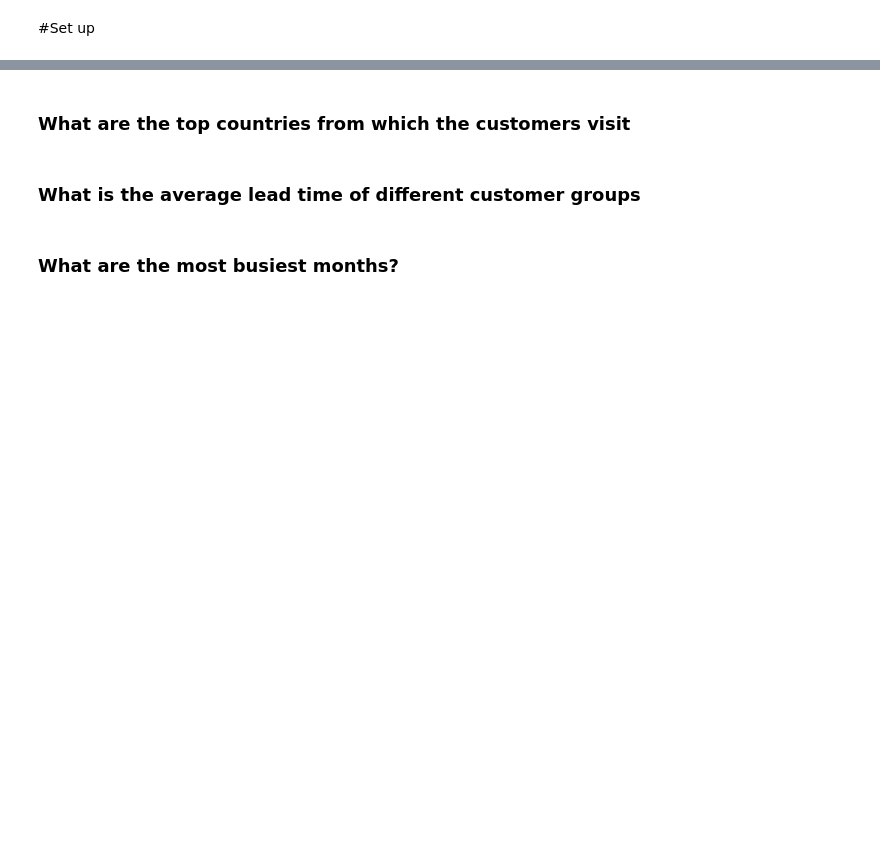
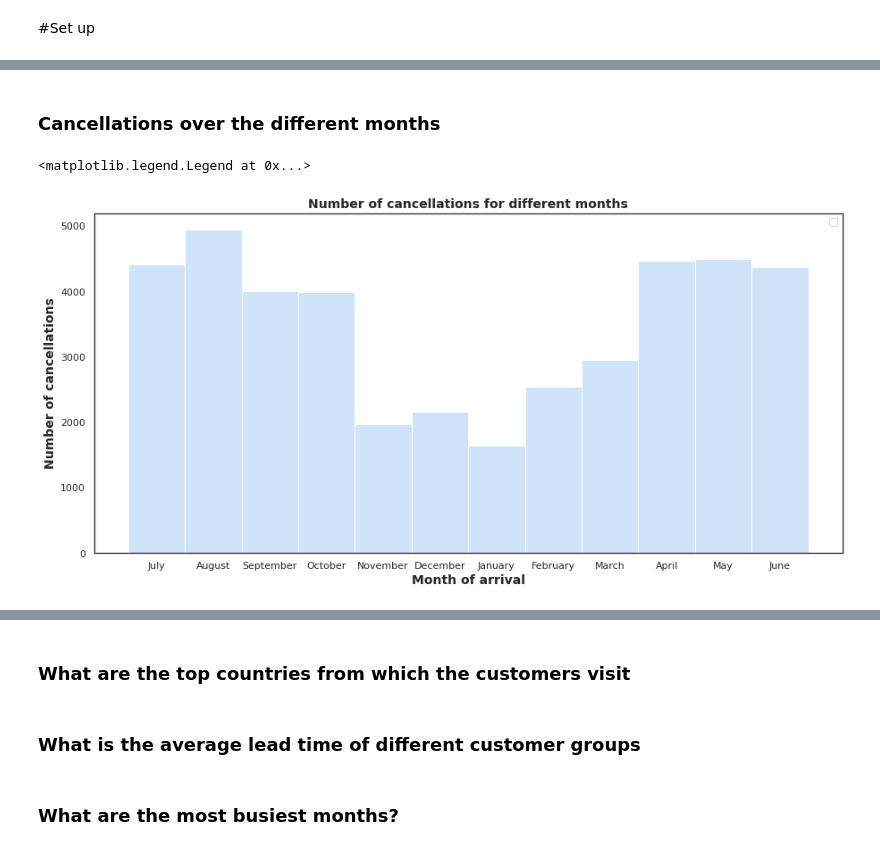
Before and after one commit to Kushan1001/Hotel-booking-data-analysis, a Jupyter notebook: Hotel_Booking_Analysis(Compiled).ipynb, the cells around one changed output, grey strips where cells are left out. Drawn from its saved outputs; the diff is of its cells as text; code cells hidden in the pictures; blank space fills up the shorter version.

```diff
--- a/Hotel_Booking_Analysis(Compiled).ipynb
+++ b/Hotel_Booking_Analysis(Compiled).ipynb
@@ -19,0 +174,20 @@ plt.style.use('ggplot')
+# %% [markdown]
+### **Cancellations over the different months**
+# %%
+#number of cancellations for different months
+
+no_of_cancellations = hotel_df.loc[hotel_df['is_canceled'] == 1, :]
+
+sns.set(style = 'white')
+
+plt.figure(figsize = (15,7))
+histogram_plot = sns.histplot(data = no_of_cancellations , x = 'arrival_date_month', hue = 'is_canceled' , palette = 'pastel')
+
+plt.title('Number of cancellations for different months', fontweight = 'bold',size = 14)
+plt.xlabel('Month of arrival',size = 14, fontweight = 'bold')
+plt.ylabel('Number of cancellations',size = 14 , fontweight = 'bold')
+
+plt.legend([])
+# %% [output]
+<matplotlib.legend.Legend at 0x...>
+[figure, added]
```
Also changed, not shown: parts of 31 cells of this notebook.
